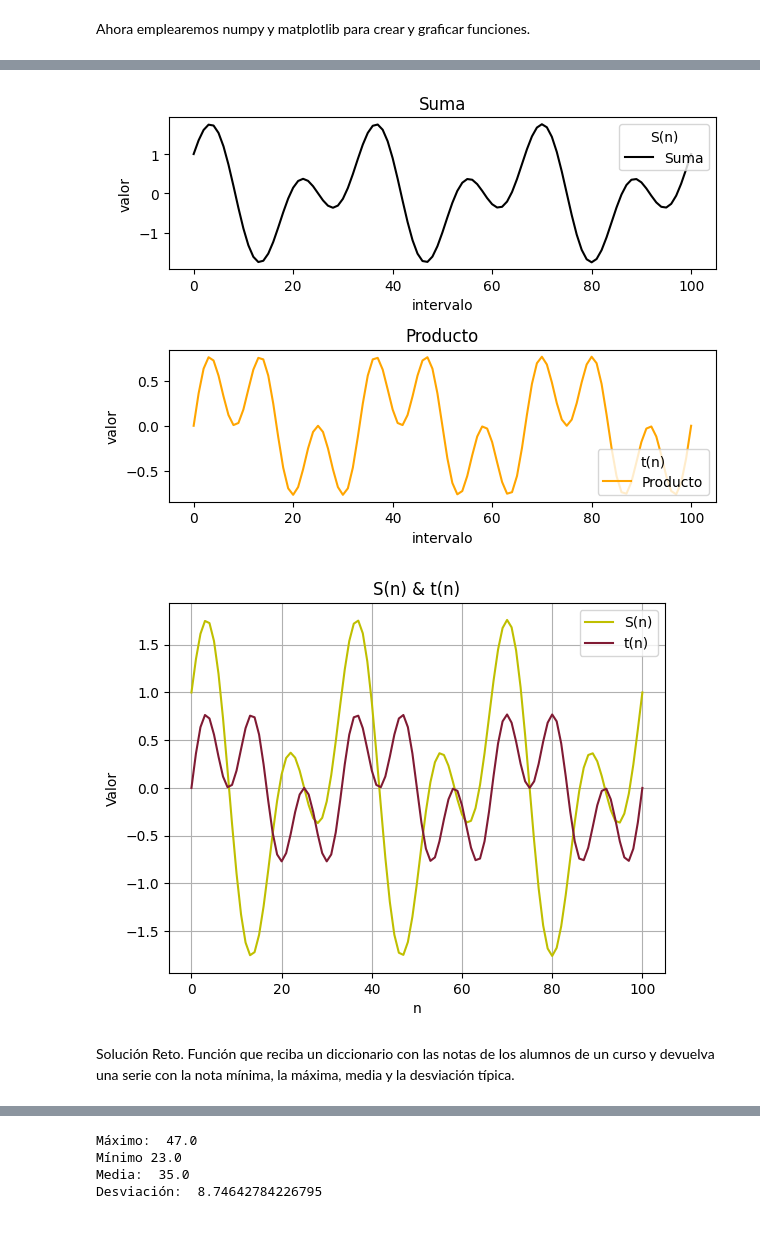
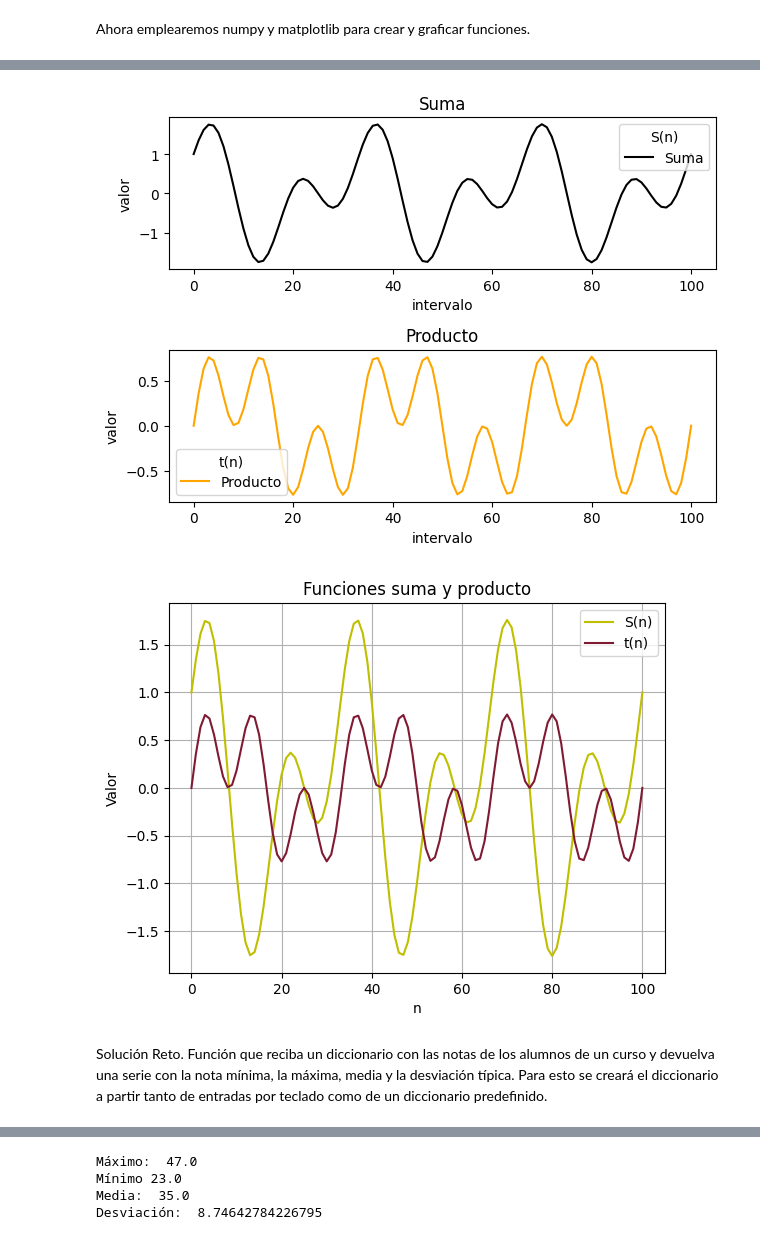
Before and after one commit to NataliaArenasP20/LaboratorioBiosenales, a Jupyter notebook: Practica_1/P1_Python_DanielTamayo.IPynb, the cells around one changed output, grey strips where cells are left out. Saved outputs shown, nothing was run; the diff lists cells and outputs as text; code cells hidden in the pictures.

```diff
--- a/Practica_1/P1_Python_DanielTamayo.IPynb
+++ b/Practica_1/P1_Python_DanielTamayo.IPynb
@@ -111,40 +111,41 @@ Ysum = Y1 + Y2
 Yprod = Y1*Y2
 
 
 fig, (ax1, ax2) = plt.subplots(2, 1)
 # Grafica suma de las funciones
 ax1.set_title('Suma')
 ax1.plot(Dom, Ysum, label='Suma', color = "k")
 ax1.set_xlabel('intervalo')
 ax1.set_ylabel('valor')
 ax1.legend(title='S(n)', loc='upper right')
 
 # Grafica producto de las funciones
 ax2.set_title('Producto')
 ax2.plot(Dom, Yprod, label='Producto', color='orange')
 ax2.set_xlabel('intervalo')
 ax2.set_ylabel('valor')
-ax2.legend(title='t(n)', loc='lower right')
+ax2.legend(title='t(n)', loc='lower left')
 
 # Grafica en conjunto de las 2 operaciones sobre las funciones
 
 plt.tight_layout()
 plt.show()
 
 plt.plot(Dom, Ysum,color = "y")
 plt.plot(Dom, Yprod, color = (0.50,0.100,0.20))
 plt.legend(labels = ['S(n)', 't(n)'])
 plt.xlabel('n')
 plt.ylabel('Valor')
-plt.title('S(n) & t(n)')
+plt.title('Funciones suma y producto')
 plt.grid(True)
 plt.show()
 # %% [output]
-[figure, old version]
+[figure, new version]
-[figure, old version]
+[figure, new version]
 # %% [markdown]
 Solución Reto.
 Función que reciba un diccionario con las notas de los alumnos de un curso y devuelva una serie con la nota mínima, la máxima, media y la desviación típica.
+Para esto se creará el diccionario a partir tanto de entradas por teclado como de un diccionario predefinido.
 # %%
 def NotasCurso(diccionario):
 
```
Also changed, not shown: parts of 3 cells of this notebook.
